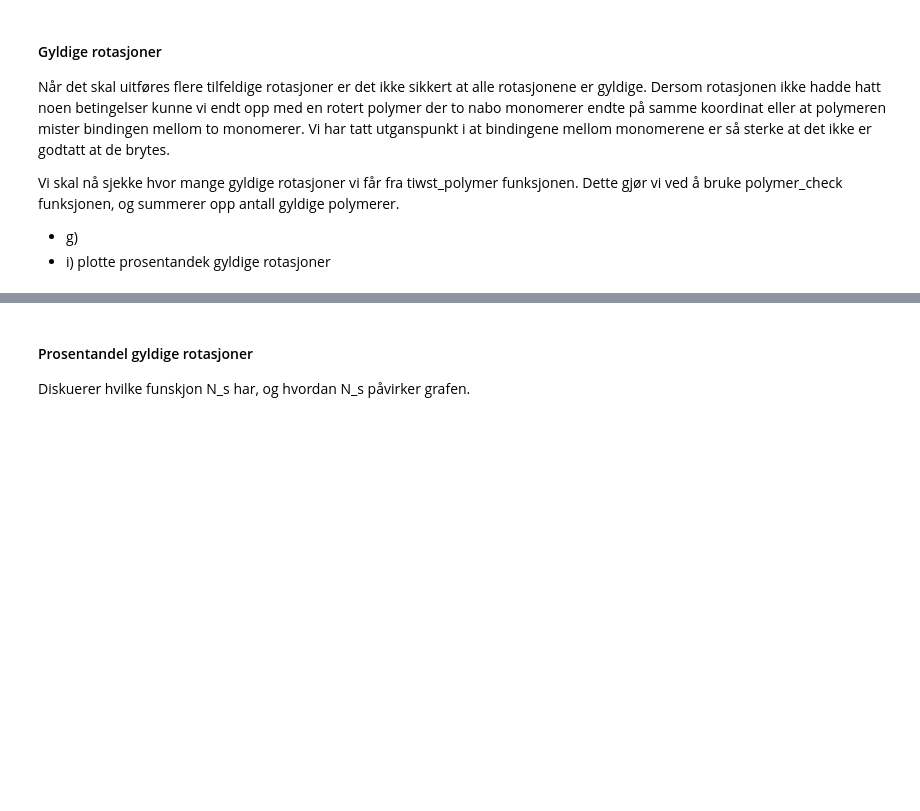
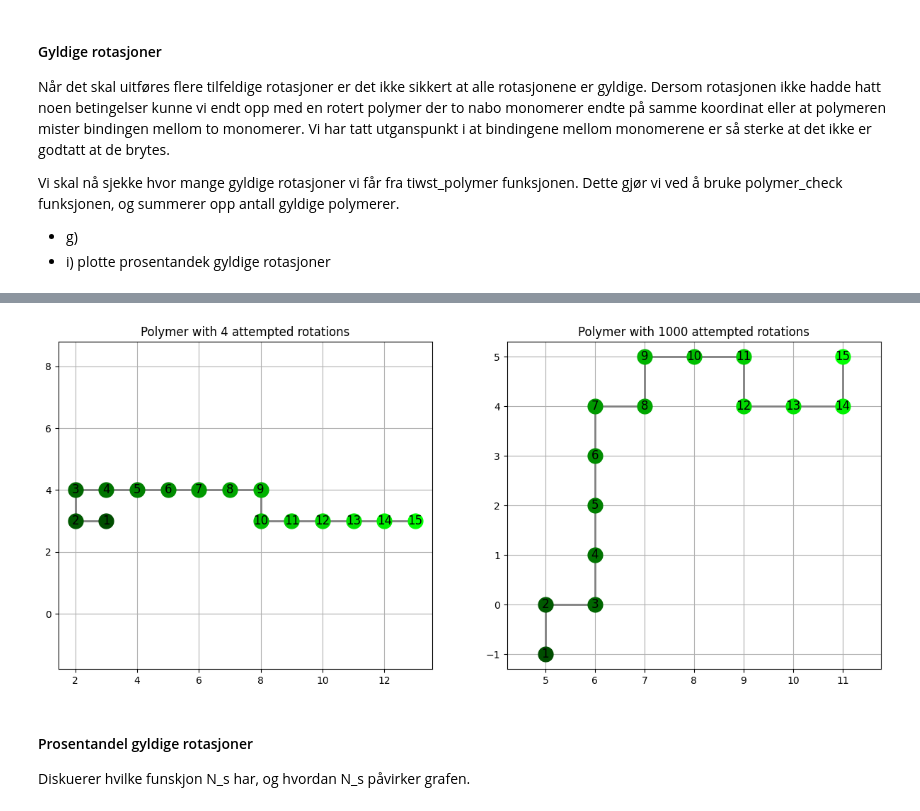
Before and after one commit to hannaroed/Vitber-bio, a Jupyter notebook: bio.ipynb, the cells around one changed output, grey strips where cells are left out. Saved outputs shown, nothing was run; the diff lists cells and outputs as text; code cells hidden in the pictures; blank space fills up the shorter version.

```diff
--- a/bio.ipynb
+++ b/bio.ipynb
@@ -265,3 +275,40 @@ Antall gyldige rotasjoner: 60
+# %%
+def plots_for_g(polymer1, polymer2):
+    # Assuming both 'polymer1' and 'polymer2' are Nx2 numpy arrays
+
+    # Set up a figure with two subplots
+    fig, (ax1, ax2) = plt.subplots(1, 2, figsize=(15, 6))  # 1 row, 2 columns
+
+    # Plot polymer1 in the first subplot
+    num_points1 = polymer1.shape[0]
+    colors = [(0, green, 0, 1) for green in np.linspace(0.3, 1, num_points1)]
+    ax1.plot(polymer1[:, 1], polymer1[:, 0], 'o-', color='grey', markersize=10, linewidth=2)
+    for i in range(num_points1):
+        ax1.plot(polymer1[i, 1], polymer1[i, 0], 'o', color=colors[i], markersize=15)
+        ax1.text(polymer1[i, 1], polymer1[i, 0], str(i+1), color='black', fontsize=12,
+                 horizontalalignment='center', verticalalignment='center')
+
+    ax1.set_title("Polymer with 4 attempted rotations")
+    ax1.axis('equal')
+    ax1.grid()
+
+    # Plot polymer2 in the second subplot
+    num_points2 = polymer2.shape[0]
+    ax2.plot(polymer2[:, 1], polymer2[:, 0], 'o-', color='grey', markersize=10, linewidth=2)
+    for i in range(num_points2):
+        ax2.plot(polymer2[i, 1], polymer2[i, 0], 'o', color=colors[i], markersize=15)
+        ax2.text(polymer2[i, 1], polymer2[i, 0], str(i+1), color='black', fontsize=12,
+                 horizontalalignment='center', verticalalignment='center')
+
+    ax2.set_title("Polymer with 1000 attempted rotations")
+    ax2.axis('equal')
+    ax2.grid()
+
+    plt.show()
+
+plots_for_g(polymer4, polymer1000)
+# %% [output]
+[figure, added]
 # %% [markdown]
 #### Prosentandel gyldige rotasjoner
 Diskuerer hvilke funskjon N_s har, og hvordan N_s påvirker grafen.
```
Also changed, not shown: parts of 15 cells of this notebook.
